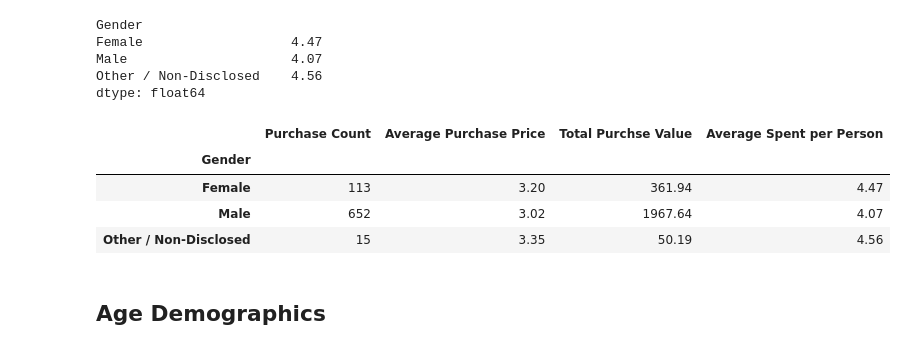
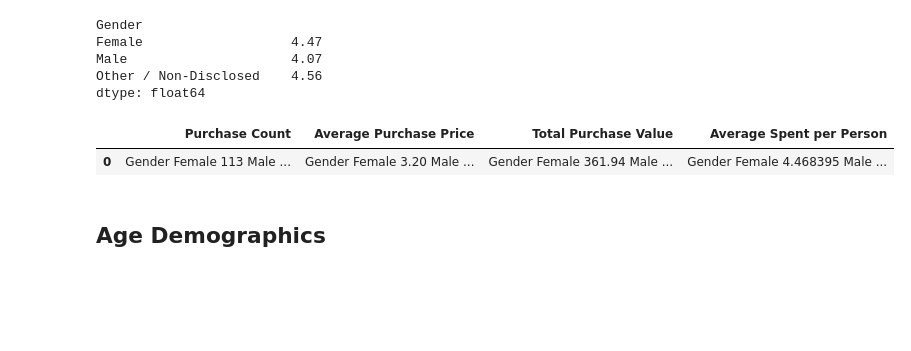
Before and after one commit to skriggs72/Heroes_of_Pymoli, a Jupyter notebook: HeroesOfPymoli/HeroesOfPymoli_starter.ipynb, the cells around one changed output. Drawn from its saved outputs; the diff is of its cells as text; code cells hidden in the pictures; blank space fills up the shorter version.

```diff
--- a/HeroesOfPymoli/HeroesOfPymoli_starter.ipynb
+++ b/HeroesOfPymoli/HeroesOfPymoli_starter.ipynb
@@ -208,17 +209,14 @@ Other / Non-Disclosed    4.56
 dtype: float64
 # %%
 #Display summary of Purchasing Analysis by Gender
-gender_analysis_df = pd.DataFrame({"Purchase Count":purchase_count_df,
-                                  "Average Purchase Price":average_df,
-                                  "Total Purchse Value":total_df,
-                                  "Average Spent per Person":avg_spent_df})
-gender_analysis_df.round(2)
+gender_analysis_df = pd.DataFrame({"Purchase Count":[purchase_count_df],
+                                  "Average Purchase Price":[average_df],
+                                  "Total Purchase Value":[total_df],
+                                  "Average Spent per Person":[avg_spent_df]})
+gender_analysis_df
 # %% [output]
-|  | Purchase Count | Average Purchase Price | Total Purchse Value | Average Spent per Person |
-| Gender |  |  |  |  |
-| Female | 113 | 3.20 | 361.94 | 4.47 |
-| Male | 652 | 3.02 | 1967.64 | 4.07 |
-| Other / Non-Disclosed | 15 | 3.35 | 50.19 | 4.56 |
+|  | Purchase Count | Average Purchase Price | Total Purchase Value | Average Spent per Person |
+| 0 | Gender Female 113 Male ... | Gender Female 3.20 Male ... | Gender Female 361.94 Male ... | Gender Female 4.468395 Male ... |
 # %% [markdown]
 ## Age Demographics
 # %% [markdown]
```
Also changed, not shown: parts of 19 cells of this notebook.
